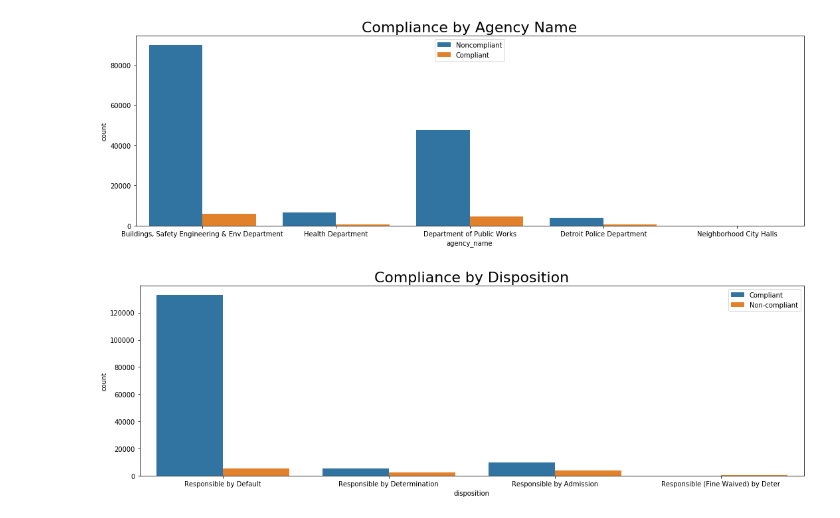
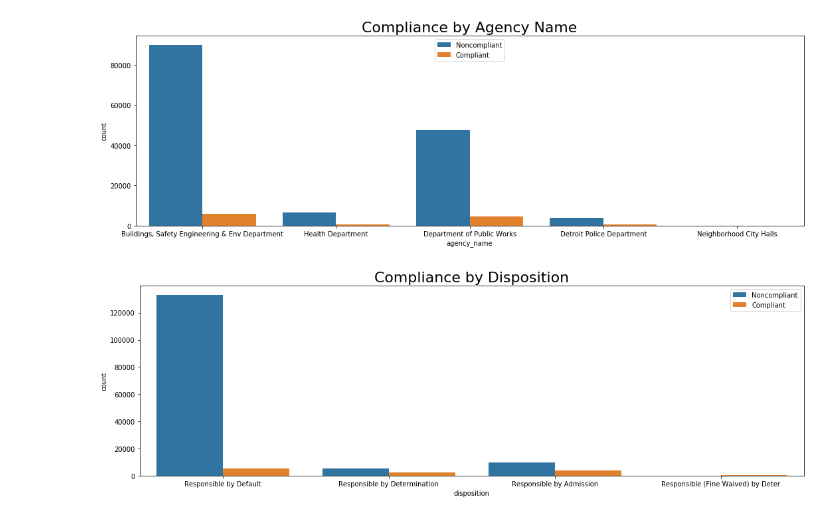
Before and after one commit to Morgan-Sell/detroit-blight-ticket, a Jupyter notebook: supervised_ml.ipynb, the cells around one changed output. Cells and saved outputs as stored; diff of their text form; code cells hidden in the pictures.

```diff
--- a/supervised_ml.ipynb
+++ b/supervised_ml.ipynb
@@ -561,9 +675,9 @@ plt.tight_layout();
 # %%
 # How can someone be noncompliant if fine was waived?
 plt.figure(figsize=(15,5))
 sns.countplot(x='disposition', data=train2, hue='compliance')
 plt.title('Compliance by Disposition', fontsize=22)
-plt.legend(['Compliant', 'Non-compliant'])
+plt.legend(['Noncompliant', 'Compliant'])
 plt.tight_layout()
 # %% [output]
-[figure, old version]
+[figure, new version]
```
Also changed, not shown: parts of 21 cells of this notebook.
